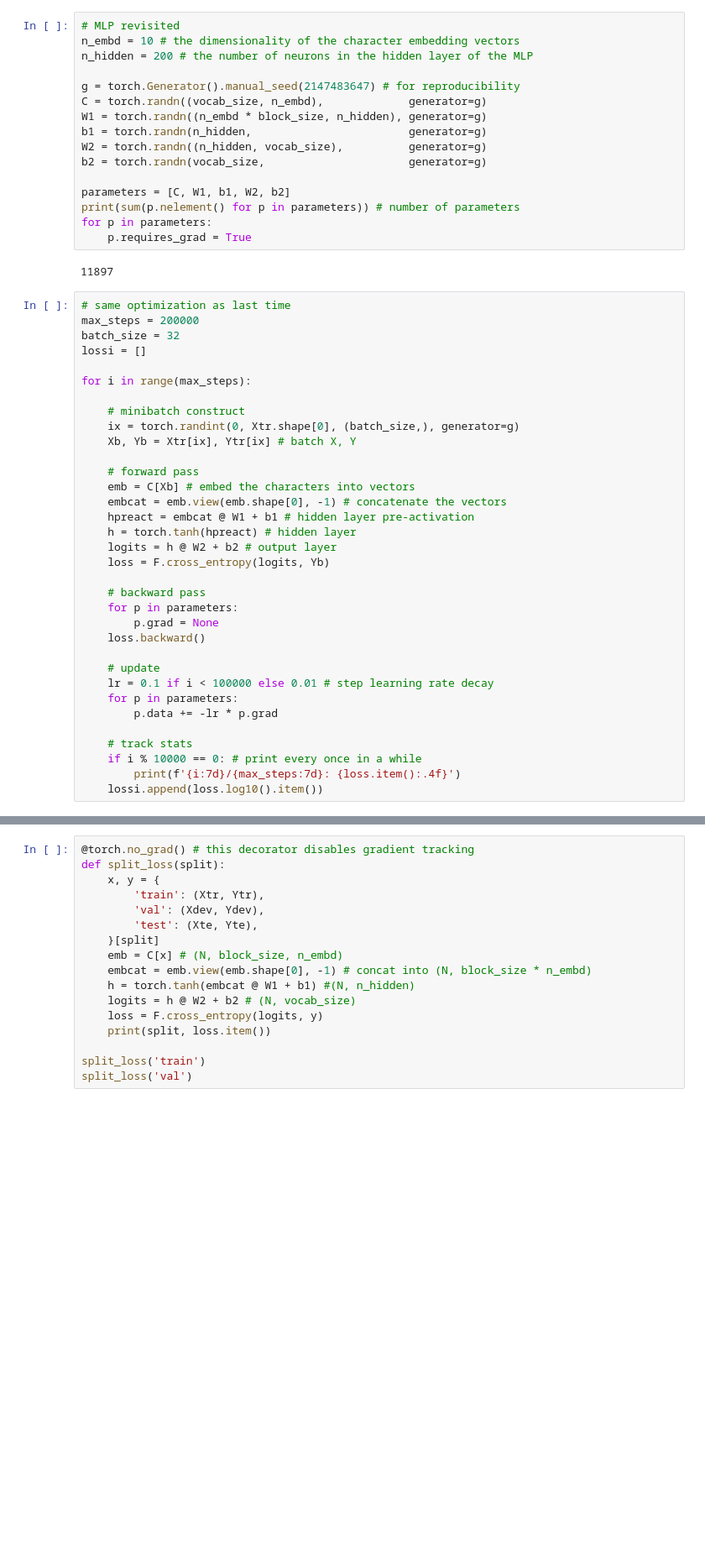
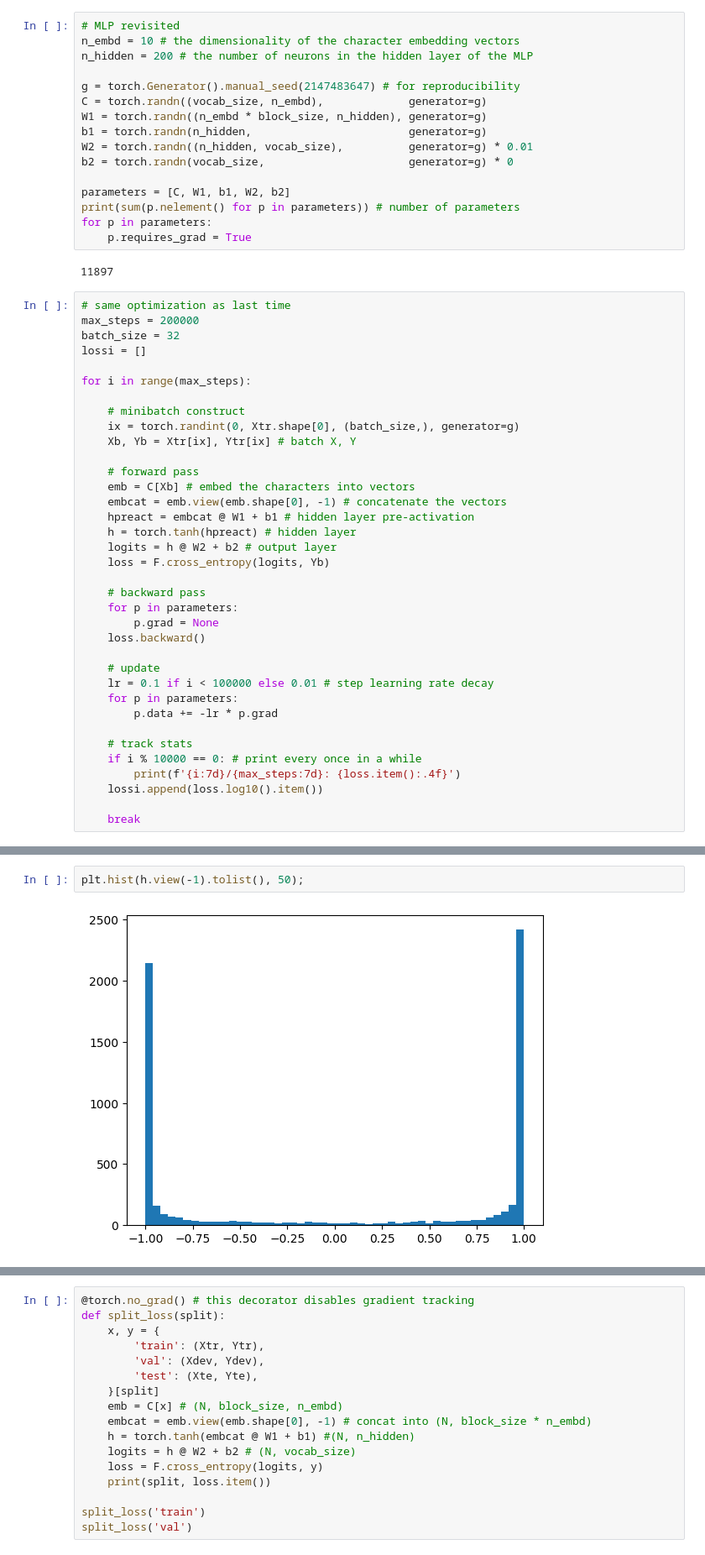
Before and after one commit to teome/aknn, a Jupyter notebook: makemore/makemore_part3_bn.ipynb, the cells around one changed output, grey strips where cells are left out. Shown at 84% size. Cells and saved outputs as stored; diff of their text form; blank space fills up the shorter version.

```diff
--- a/makemore/makemore_part3_bn.ipynb
+++ b/makemore/makemore_part3_bn.ipynb
@@ -67,8 +67,8 @@ g = torch.Generator().manual_seed(2147483647) # for reproducibility
 C = torch.randn((vocab_size, n_embd),             generator=g)
 W1 = torch.randn((n_embd * block_size, n_hidden), generator=g)
 b1 = torch.randn(n_hidden,                        generator=g)
-W2 = torch.randn((n_hidden, vocab_size),          generator=g)
-b2 = torch.randn(vocab_size,                      generator=g)
+W2 = torch.randn((n_hidden, vocab_size),          generator=g) * 0.01
+b2 = torch.randn(vocab_size,                      generator=g) * 0
 
 parameters = [C, W1, b1, W2, b2]
 print(sum(p.nelement() for p in parameters)) # number of parameters
@@ -110,4 +110,6 @@ for i in range(max_steps):
     if i % 10000 == 0: # print every once in a while
         print(f'{i:7d}/{max_steps:7d}: {loss.item():.4f}')
     lossi.append(loss.log10().item())
+
+    break
 # %% [output]
@@ -133,0 +117,4 @@ for i in range(max_steps):
+# %%
+plt.hist(h.view(-1).tolist(), 50);
+# %% [output]
+[figure, added]
```
Also changed, not shown: parts of 3 cells of this notebook.
